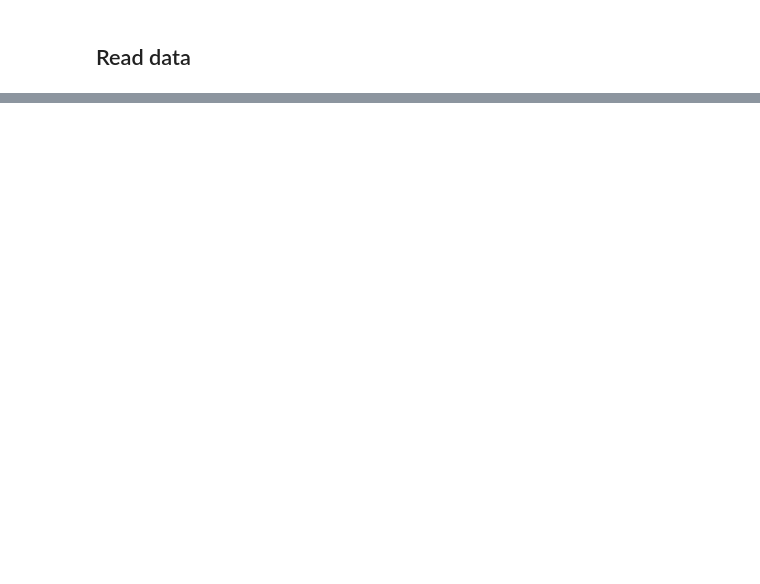
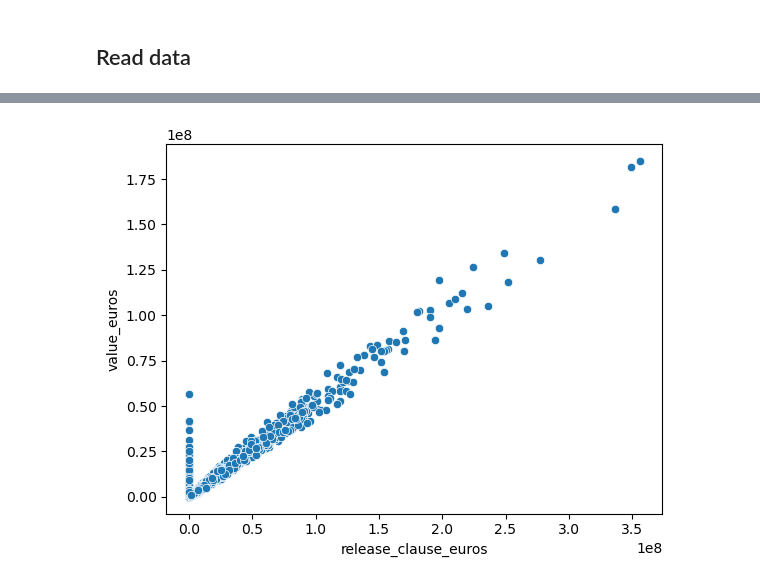
Before and after one commit to aladelca/enterprise_data_science, a Jupyter notebook: train/training.ipynb, the cells around one changed output, grey strips where cells are left out. Drawn from its saved outputs; the diff is of its cells as text; code cells hidden in the pictures; blank space fills up the shorter version.

```diff
--- a/train/training.ipynb
+++ b/train/training.ipynb
@@ -114,0 +270,5 @@ extract_year('Jun 30, 2024 On loan')
+# %%
+sns.scatterplot(data = train, x = 'release_clause_euros', y = 'value_euros')
+plt.show()
+# %% [output]
+[figure, added]
```
Also changed, not shown: parts of 24 cells of this notebook.
